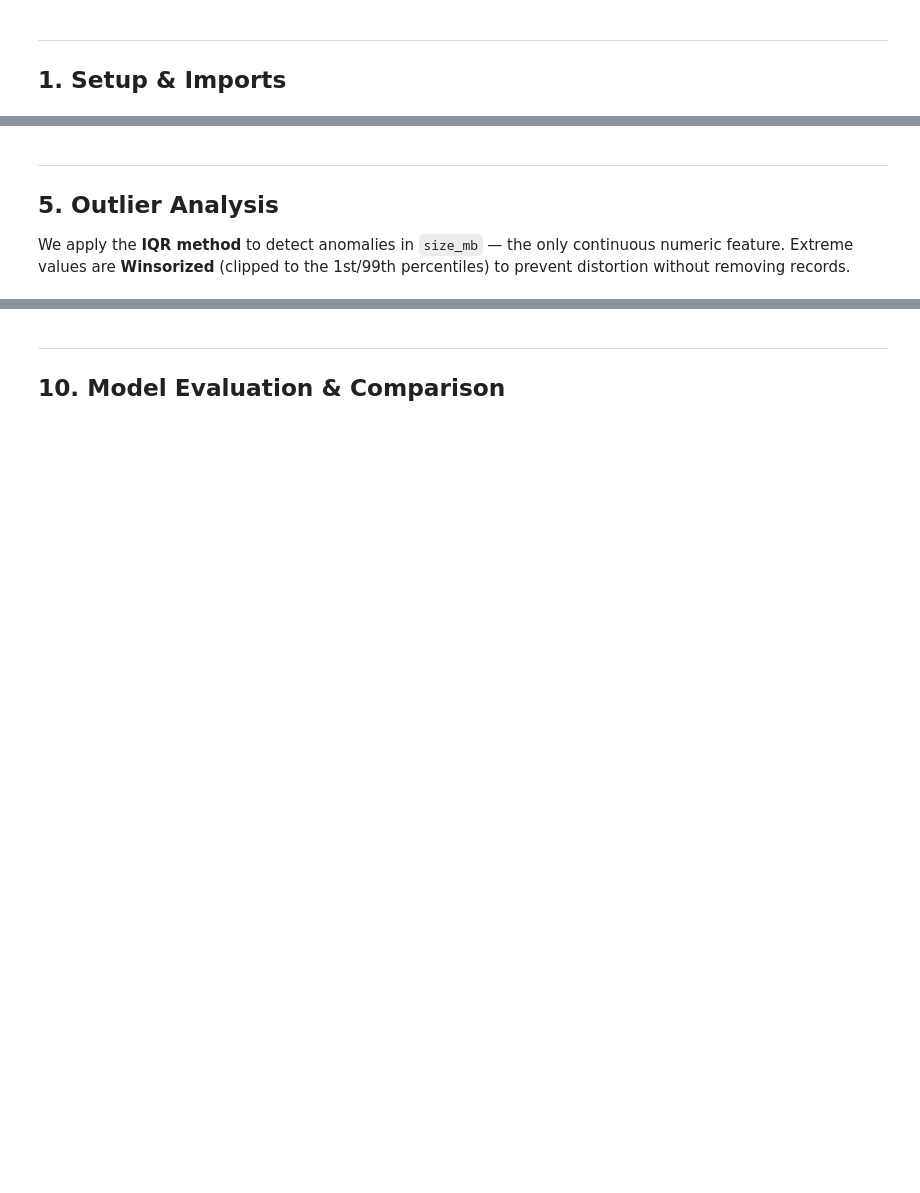
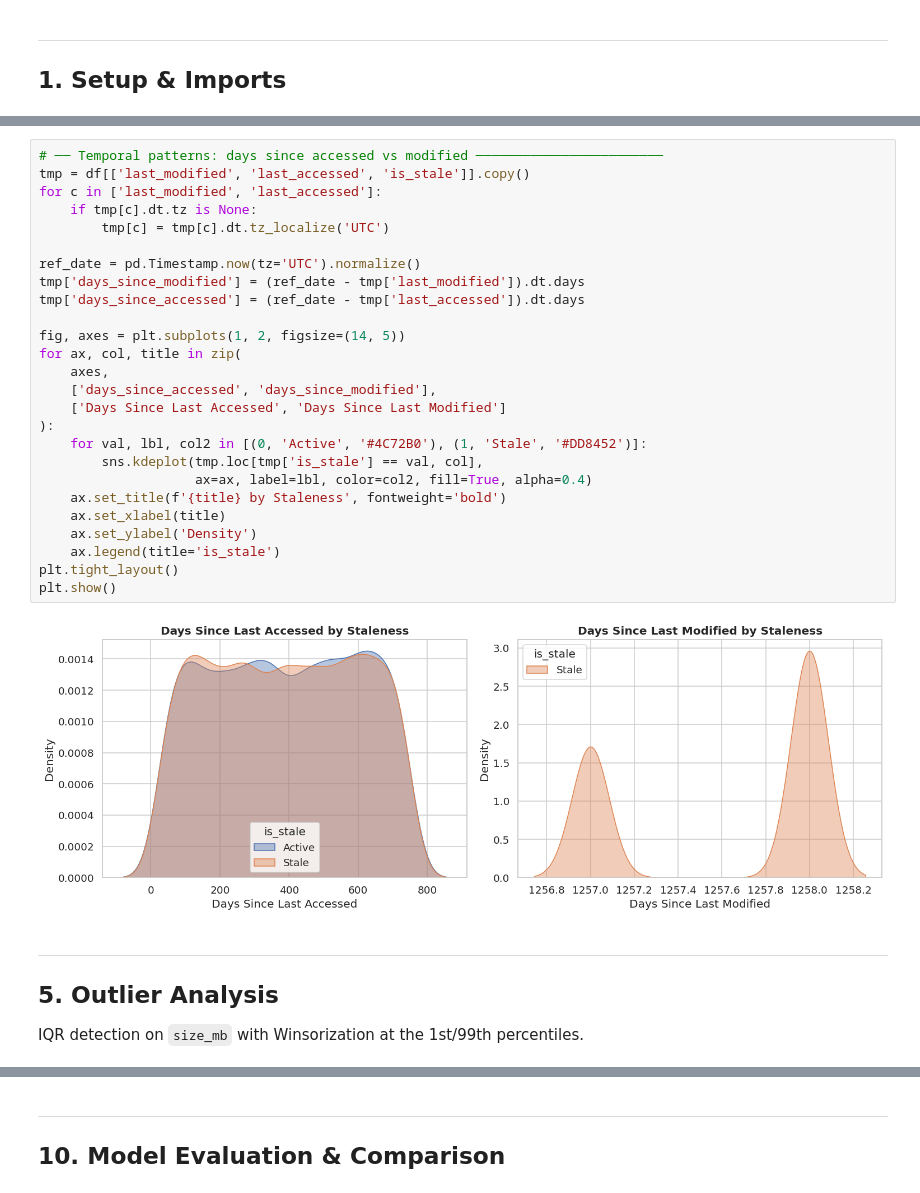
Before and after one commit to raghugovind-source/Capstone, a Jupyter notebook: staleness_predictor.ipynb, the cells around one changed output, grey strips where cells are left out. Drawn from its saved outputs; the diff is of its cells as text; blank space fills up the shorter version.

```diff
--- a/staleness_predictor.ipynb
+++ b/staleness_predictor.ipynb
@@ -336,6 +270,33 @@ fig.show()
+# %%
+# ── Temporal patterns: days since accessed vs modified ────────────────────────
+tmp = df[['last_modified', 'last_accessed', 'is_stale']].copy()
+for c in ['last_modified', 'last_accessed']:
+    if tmp[c].dt.tz is None:
+        tmp[c] = tmp[c].dt.tz_localize('UTC')
+
+ref_date = pd.Timestamp.now(tz='UTC').normalize()
+tmp['days_since_modified'] = (ref_date - tmp['last_modified']).dt.days
+tmp['days_since_accessed'] = (ref_date - tmp['last_accessed']).dt.days
+
+fig, axes = plt.subplots(1, 2, figsize=(14, 5))
+for ax, col, title in zip(
+    axes,
+    ['days_since_accessed', 'days_since_modified'],
+    ['Days Since Last Accessed', 'Days Since Last Modified']
+):
+    for val, lbl, col2 in [(0, 'Active', '#4C72B0'), (1, 'Stale', '#DD8452')]:
+        sns.kdeplot(tmp.loc[tmp['is_stale'] == val, col],
+                    ax=ax, label=lbl, color=col2, fill=True, alpha=0.4)
+    ax.set_title(f'{title} by Staleness', fontweight='bold')
+    ax.set_xlabel(title)
+    ax.set_ylabel('Density')
+    ax.legend(title='is_stale')
+plt.tight_layout()
+plt.show()
+# %% [output]
+[figure, added]
 # %% [markdown]
 ---
 ## 5. Outlier Analysis
-
-We apply the **IQR method** to detect anomalies in `size_mb` — the only continuous numeric feature. Extreme values are **Winsorized** (clipped to the 1st/99th percentiles) to prevent distortion without removing records.
+IQR detection on `size_mb` with Winsorization at the 1st/99th percentiles.
 # %%
```
Also changed, not shown: parts of 55 cells of this notebook.
